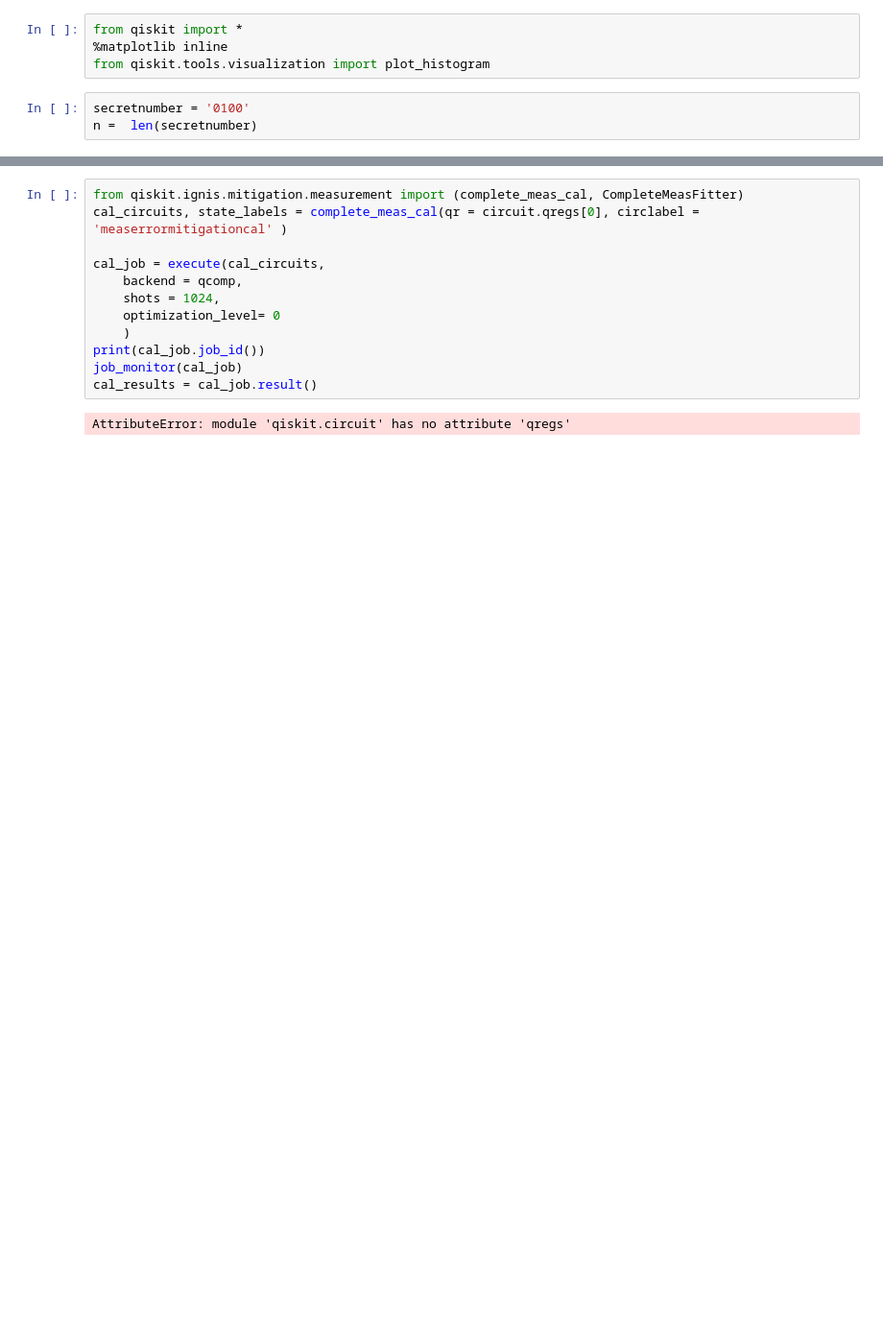
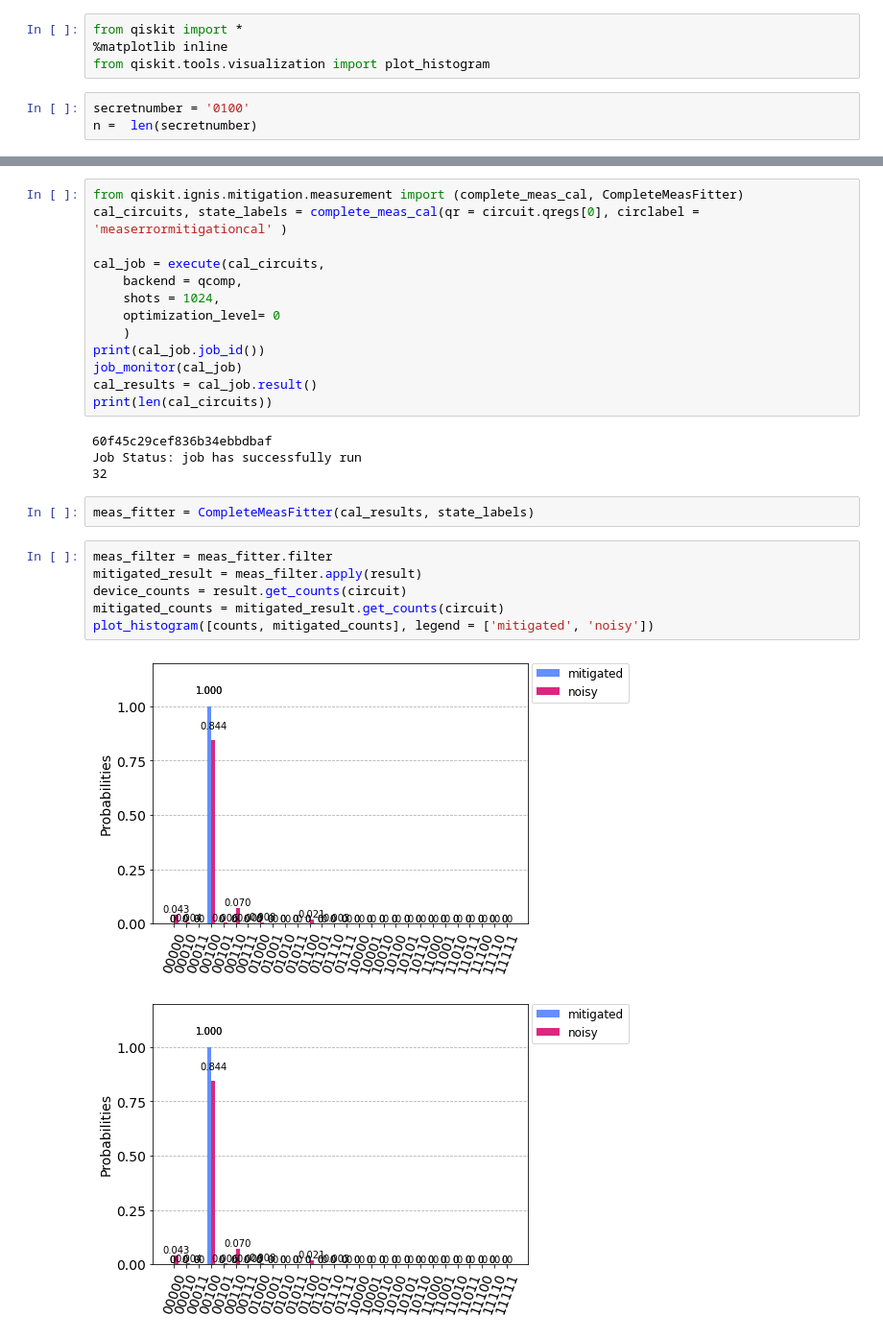
Before and after one commit to jotawarsd/Qiskit-Quantum-computing, a Jupyter notebook: berns_vazirani_algorithm.ipynb, the cells around one changed output, grey strips where cells are left out. Shown: that part at 96% size. Cells and saved outputs as stored; diff of their text form; blank space fills up the shorter version.

```diff
--- a/berns_vazirani_algorithm.ipynb
+++ b/berns_vazirani_algorithm.ipynb
@@ -58,5 +61,19 @@ cal_job = execute(cal_circuits,
 print(cal_job.job_id())
 job_monitor(cal_job)
 cal_results = cal_job.result()
+print(len(cal_circuits))
 # %% [output]
-AttributeError: module 'qiskit.circuit' has no attribute 'qregs'
+60f45c29cef836b34ebbdbaf
+Job Status: job has successfully run
+32
+# %%
+meas_fitter = CompleteMeasFitter(cal_results, state_labels)
+# %%
+meas_filter = meas_fitter.filter
+mitigated_result = meas_filter.apply(result)
+device_counts = result.get_counts(circuit)
+mitigated_counts = mitigated_result.get_counts(circuit)
+plot_histogram([counts, mitigated_counts], legend = ['mitigated', 'noisy'])
+# %% [output]
+[figure, added]
+[figure, added]
```
Also changed, not shown: parts of 4 cells of this notebook.
